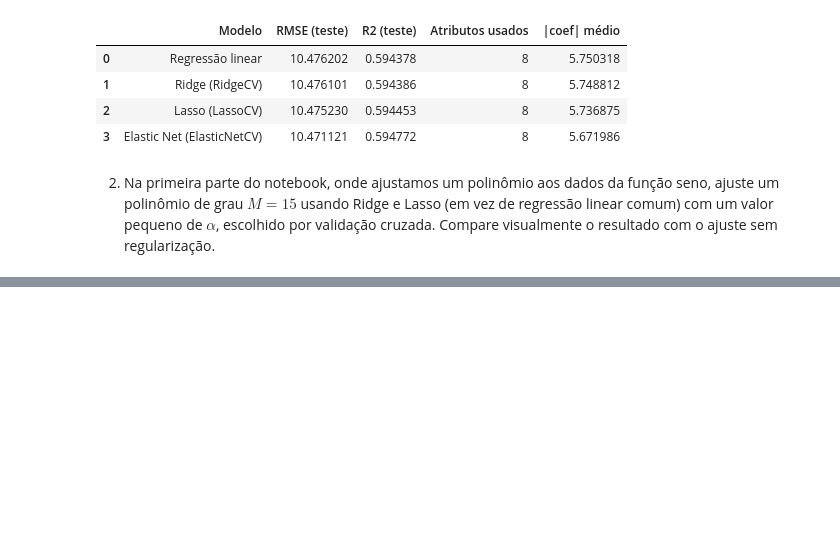
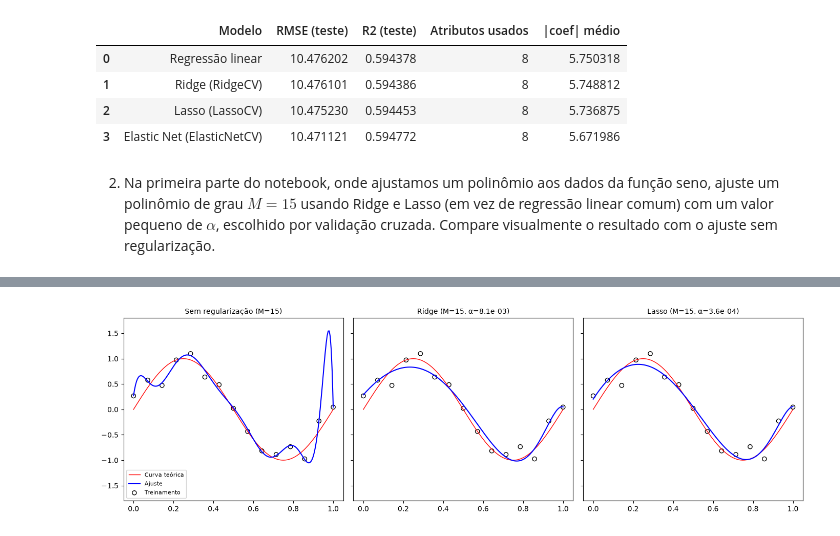
Before and after one commit to saulosgil/CursoMLeCD-USP, a Jupyter notebook: 9-regularizacao/aula10-Regularizacao.ipynb, the cells around one changed output, grey strips where cells are left out. Saved outputs shown, nothing was run; the diff lists cells and outputs as text; code cells hidden in the pictures; blank space fills up the shorter version.

```diff
--- a/9-regularizacao/aula10-Regularizacao.ipynb
+++ b/9-regularizacao/aula10-Regularizacao.ipynb
@@ -725,3 +725,86 @@ resultados
 # %% [markdown]
 
 2. Na primeira parte do notebook, onde ajustamos um polinômio aos dados da função seno, ajuste um polinômio de grau $M=15$ usando Ridge e Lasso (em vez de regressão linear comum) com um valor pequeno de $\alpha$, escolhido por validação cruzada. Compare visualmente o resultado com o ajuste sem regularização.
+# %%
+from sklearn.linear_model import LinearRegression, RidgeCV, LassoCV
+from sklearn.model_selection import KFold
+from sklearn.pipeline import Pipeline
+from sklearn.preprocessing import StandardScaler, PolynomialFeatures
+import matplotlib.pyplot as plt
+
+# Reconstruindo os dados da função seno usados na primeira parte do notebook
+# (mesma semente/parâmetros da célula 'a10148e', para reproduzir exatamente os mesmos pontos)
+np.random.seed(10)
+
+def function(x):
+    return np.sin(2 * np.pi * x)
+
+N_train = 15
+sigma = 0.2
+x_train_sin = np.linspace(0, 1, N_train)
+y_train_sin = function(x_train_sin) + np.random.normal(0, sigma, N_train)
+X_train_sin = x_train_sin.reshape(-1, 1)
+
+xt_sin = np.linspace(0, 1, 200)
+Xt_sin = xt_sin.reshape(-1, 1)
+yt_sin = function(xt_sin)
+
+M = 15
+cv_sin = KFold(n_splits=5, shuffle=True, random_state=0)
+alphas_ridge_sin = np.logspace(-6, 3, 100)
+alphas_lasso_sin = np.logspace(-4, 1, 100)
+
+# Sem regularização (igual ao painel M=15 do início do notebook)
+sem_reg = Pipeline([
+    ("poly", PolynomialFeatures(degree=M, include_bias=False)),
+    ("model", LinearRegression()),
+]).fit(X_train_sin, y_train_sin)
+
+# Ridge, com alpha escolhido por validação cruzada
+ridge_poly = Pipeline([
+    ("poly", PolynomialFeatures(degree=M, include_bias=False)),
+    ("scaler", StandardScaler()),
+    ("model", RidgeCV(alphas=alphas_ridge_sin, cv=cv_sin)),
+]).fit(X_train_sin, y_train_sin)
+
+# Lasso, com alpha escolhido por validação cruzada
+lasso_poly = Pipeline([
+    ("poly", PolynomialFeatures(degree=M, include_bias=False)),
+    ("scaler", StandardScaler()),
+    ("model", LassoCV(alphas=alphas_lasso_sin, cv=cv_sin, max_iter=200000, tol=1e-3)),
+]).fit(X_train_sin, y_train_sin)
+
+alpha_ridge_escolhido = ridge_poly.named_steps["model"].alpha_
+alpha_lasso_escolhido = lasso_poly.named_steps["model"].alpha_
+
+print(f"Melhor alpha (Ridge, CV): {alpha_ridge_escolhido:.2e}")
+print(f"Melhor alpha (Lasso, CV): {alpha_lasso_escolhido:.2e}")
+print()
+print("Maior |coeficiente| sem regularização:", np.round(np.max(np.abs(sem_reg.named_steps['model'].coef_)), 1))
+print("Maior |coeficiente| com Ridge        :", np.round(np.max(np.abs(ridge_poly.named_steps['model'].coef_)), 3))
+print("Maior |coeficiente| com Lasso        :", np.round(np.max(np.abs(lasso_poly.named_steps['model'].coef_)), 3))
+
+y_pred_sem_reg = sem_reg.predict(Xt_sin)
+y_pred_ridge = ridge_poly.predict(Xt_sin)
+y_pred_lasso = lasso_poly.predict(Xt_sin)
+
+fig, axes = plt.subplots(1, 3, figsize=(14, 4.3), sharey=True)
+
+titulos = [
+    f"Sem regularização (M={M})",
+    f"Ridge (M={M}, α={alpha_ridge_escolhido:.1e})",
+    f"Lasso (M={M}, α={alpha_lasso_escolhido:.1e})",
+]
+preds = [y_pred_sem_reg, y_pred_ridge, y_pred_lasso]
+
+for ax, y_pred, titulo in zip(axes, preds, titulos):
+    ax.plot(xt_sin, yt_sin, "r-", label="Curva teórica", linewidth=1)
+    ax.plot(xt_sin, y_pred, "b-", label="Ajuste")
+    ax.scatter(x_train_sin, y_train_sin, facecolor="none", edgecolor="black", s=35, label="Treinamento")
+    ax.set_title(titulo, fontsize=10)
+    ax.set_ylim(-1.8, 1.8)
+
+axes[0].legend(fontsize=8, loc="lower left")
+plt.tight_layout()
+plt.show()
+# %% [output]
@@ -727,0 +817 @@ resultados
+[figure, added]
```
Also changed, not shown: parts of 2 cells of this notebook.
